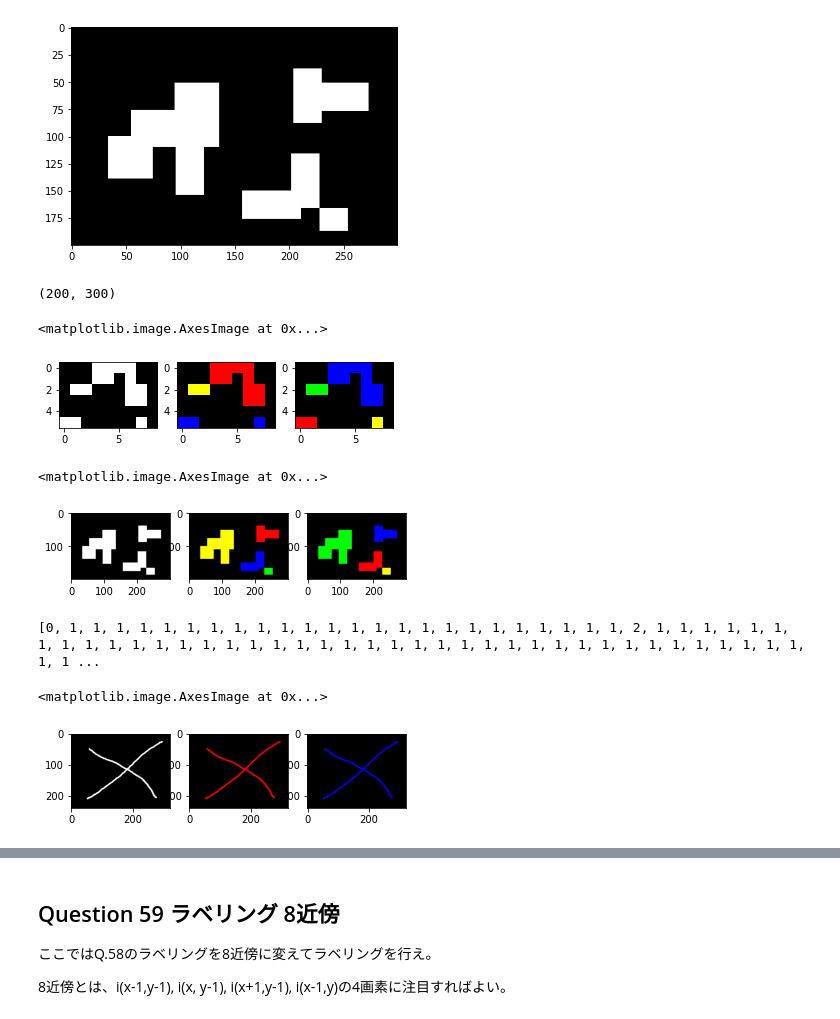
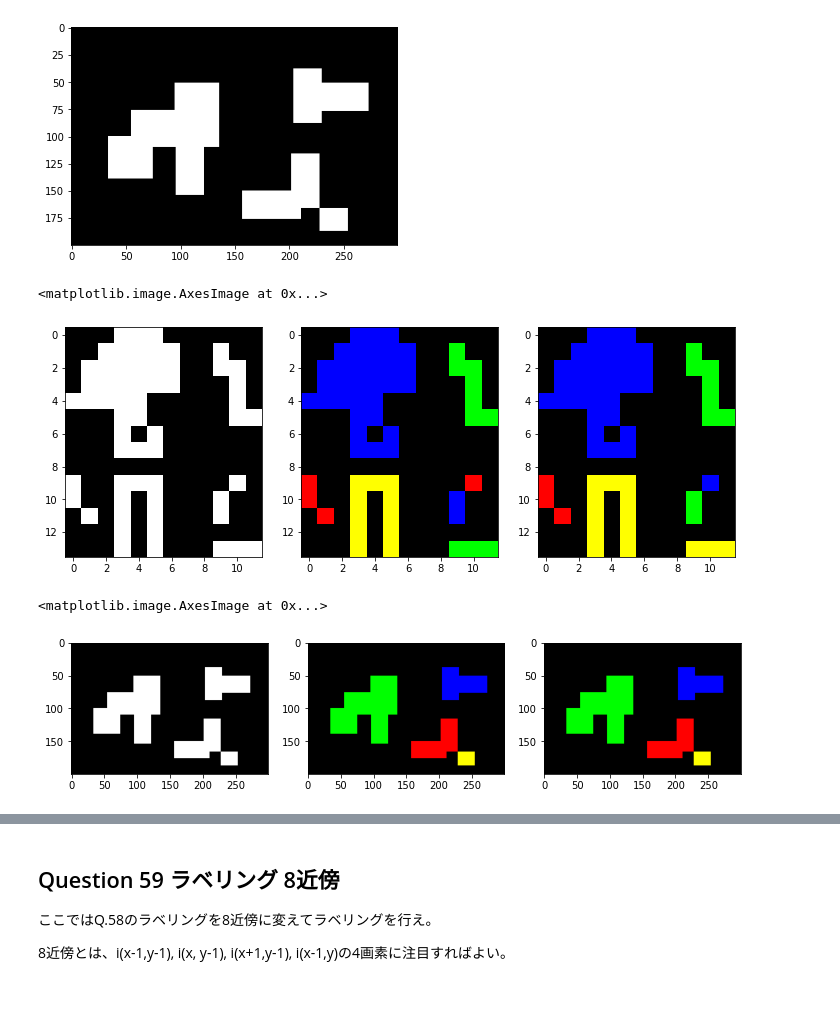
Before and after one commit to shinchu/gasyori100, a Jupyter notebook: notebooks/week_06.ipynb, the cells around one changed output, grey strips where cells are left out. Saved outputs shown, nothing was run; the diff lists cells and outputs as text; code cells hidden in the pictures.

```diff
--- a/notebooks/week_06.ipynb
+++ b/notebooks/week_06.ipynb
@@ -62,14 +53,6 @@ plt.imshow(seg, cmap='gray')
 # %% [output]
 <matplotlib.image.AxesImage at 0x...>
 [figure]
-# %%
-seg.shape
-# %% [output]
-(200, 300)
-# %%
-h, w = seg.shape
-label = np.zeros((h, w), dtype=int)
-label[seg > 0] = 1
 # %%
 def labeling_4nn(img):
     h, w = img.shape
@@ -137,7 +120,7 @@ def labeling_4nn(img):
 #     print(LUT)
 
     for i, lut in enumerate(LUT[2:]):
-        out[label == (i+2)] = COLORS[lut % len(COLORS)]
+        out[label == (i+2)] = COLORS[(lut - 2) % len(COLORS)]
 
     return out
 # %%
@@ -217,19 +201,28 @@ def labeling_4nn_re(img):
 
     return out
 # %%
-seg_1 = np.array([[0, 0, 0, 1, 1, 1, 1, 0, 0],
-                  [0, 0, 0, 1, 1, 0, 1, 0, 0],
-                  [0, 1, 1, 0, 0, 0, 1, 1, 0],
-                  [0, 0, 0, 0, 0, 0, 1, 1, 0],
-                  [0, 0, 0, 0, 0, 0, 0, 0, 0],
-                  [1, 1, 0, 0, 0, 0, 0, 1, 0]])
+seg_1 = np.array([[0, 0, 0, 1, 1, 1, 0, 0, 0, 0, 0, 0],
+                  [0, 0, 1, 1, 1, 1, 1, 0, 0, 1, 0, 0],
+                  [0, 1, 1, 1, 1, 1, 1, 0, 0, 1, 1, 0],
+                  [0, 1, 1, 1, 1, 1, 1, 0, 0, 0, 1, 0],
+                  [1, 1, 1, 1, 1, 0, 0, 0, 0, 0, 1, 0],
+                  [0, 0, 0, 1, 1, 0, 0, 0, 0, 0, 1, 1],
+                  [0, 0, 0, 1, 0, 1, 0, 0, 0, 0, 0, 0],
+                  [0, 0, 0, 1, 1, 1, 0, 0, 0, 0, 0, 0],
+                  [0, 0, 0, 0, 0, 0, 0, 0, 0, 0, 0, 0],
+                  [1, 0, 0, 1, 1, 1, 0, 0, 0, 0, 1, 0],
+                  [1, 0, 0, 1, 0, 1, 0, 0, 0, 1, 0, 0],
+                  [0, 1, 0, 1, 0, 1, 0, 0, 0, 1, 0, 0],
+                  [0, 0, 0, 1, 0, 1, 0, 0, 0, 0, 0, 0],
+                  [0, 0, 0, 1, 0, 1, 0, 0, 0, 1, 1, 1]])
 # %%
+plt.figure(figsize=(12, 6))
 plt.subplot(1, 3, 1)
 plt.imshow(seg_1, cmap="gray")
 plt.subplot(1, 3, 2)
 plt.imshow(labeling_4nn(seg_1))
 plt.subplot(1, 3, 3)
 plt.imshow(labeling_4nn_re(seg_1))
 # %% [output]
 <matplotlib.image.AxesImage at 0x...>
-[figure, old version]
+[figure, new version]
@@ -236,4 +231,5 @@ plt.imshow(labeling_4nn_re(seg_1))
 # %%
+plt.figure(figsize=(12, 6))
 plt.subplot(1, 3, 1)
 plt.imshow(seg, cmap="gray")
 plt.subplot(1, 3, 2)
@@ -242,4 +238,4 @@ plt.subplot(1, 3, 3)
 plt.imshow(labeling_4nn_re(seg))
 # %% [output]
 <matplotlib.image.AxesImage at 0x...>
-[figure, old version]
+[figure, new version]
@@ -248,11 +241,0 @@ seg_2 = io.imread("https://imagingsolution.net/wordpress/wp-content/uploads/2011
-# %%
-plt.subplot(1, 3, 1)
-plt.imshow(seg_2, cmap="gray")
-plt.subplot(1, 3, 2)
-plt.imshow(labeling_4nn(seg_2))
-plt.subplot(1, 3, 3)
-plt.imshow(labeling_4nn_re(seg_2))
-# %% [output]
-[0, 1, 1, 1, 1, 1, 1, 1, 1, 1, 1, 1, 1, 1, 1, 1, 1, 1, 1, 1, 1, 1, 1, 1, 1, 2, 1, 1, 1, 1, 1, 1, 1, 1, 1, 1, 1, 1, 1, 1, 1, 1, 1, 1, 1, 1, 1, 1, 1, 1, 1, 1, 1, 1, 1, 1, 1, 1, 1, 1, 1, 1, 1, 1, 1, 1, 1 ...
-<matplotlib.image.AxesImage at 0x...>
-[figure, removed]
```
Also changed, not shown: parts of 30 cells of this notebook, 1 other file.
